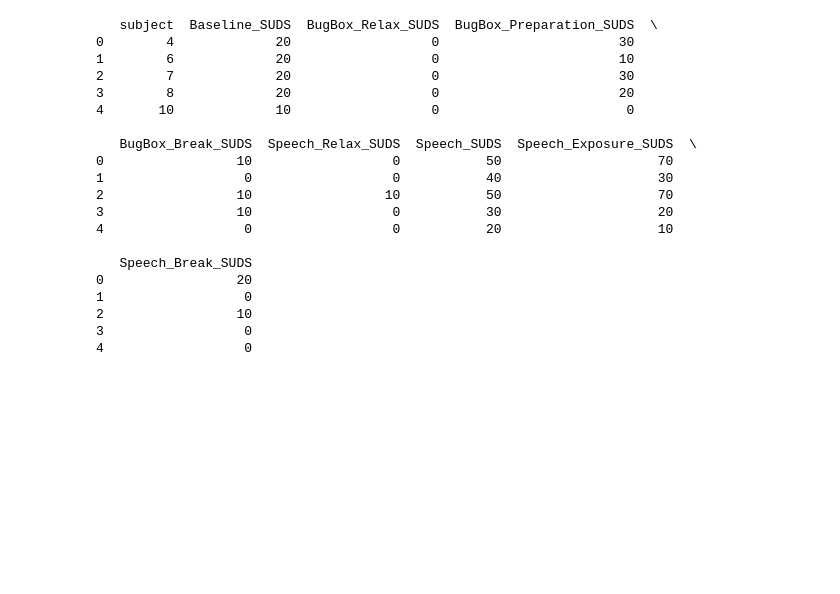
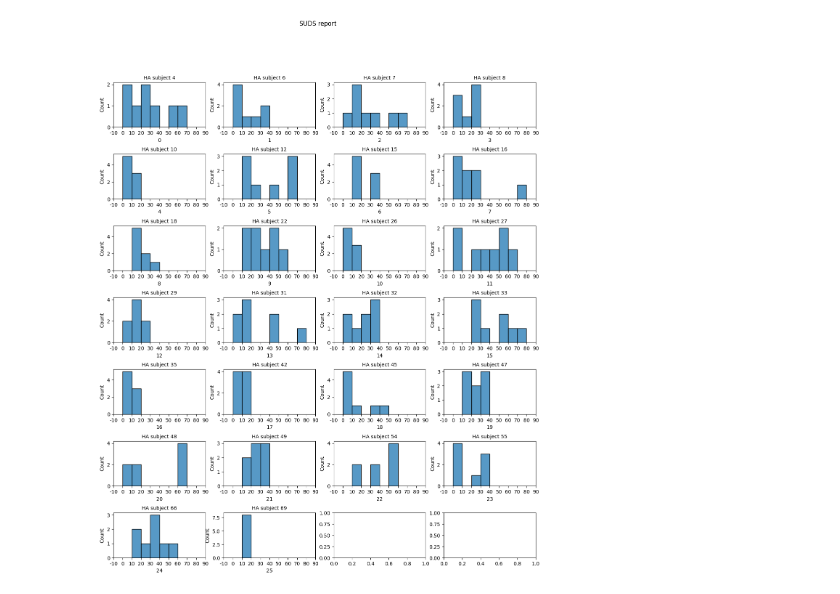
Before and after one commit to emilyxzhou/anxiety, a Jupyter notebook: notebooks/visual_analysis.ipynb, the cells around one changed output. Drawn from its saved outputs; the diff is of its cells as text; code cells hidden in the pictures; blank space fills up the shorter version.

Commit message:
Update ranking model notebook
Signed-off-by: Emily Zhou <zhouxemily@gmail.com>

```diff
--- a/notebooks/visual_analysis.ipynb
+++ b/notebooks/visual_analysis.ipynb
@@ -61,32 +61,36 @@ for i in range(ha_suds_df.shape[0]):
 for i in range(la_suds_df.shape[0]):
     phases_ranked = []
     for j in range(1, la_suds_df.shape[1]):
-        phases_ranked.append((la_suds_df.iloc[i, j], la_suds_df.columns[j]))
+        phases_ranked.append(la_suds_df.iloc[i, j])
     la_ranked[la_suds_df.iloc[i, 0]] = phases_ranked
 # %%
 s = pd.DataFrame([int(subject[1:]) for subject in ha_ranked.keys()])
 ha_ranking_df = pd.concat([pd.Series(ha_ranked[subject]) for subject in ha_ranked.keys()], axis=1, ignore_index=True).transpose().reset_index(drop=True)
 ha_ranking_df.columns = SUDS_labels[1:]
 ha_ranking_df.insert(0, "subject", s)
-print(ha_ranking_df.head())
+
+s = pd.DataFrame([int(subject[1:]) for subject in la_ranked.keys()])
+la_ranking_df = pd.concat([pd.Series(la_ranked[subject]) for subject in la_ranked.keys()], axis=1, ignore_index=True).transpose().reset_index(drop=True)
+la_ranking_df.columns = SUDS_labels[1:]
+la_ranking_df.insert(0, "subject", s)
-# %% [output]
-   subject  Baseline_SUDS  BugBox_Relax_SUDS  BugBox_Preparation_SUDS  \
-0        4             20                  0                       30
-1        6             20                  0                       10
-2        7             20                  0                       30
-3        8             20                  0                       20
-4       10             10                  0                        0
-
-   BugBox_Break_SUDS  Speech_Relax_SUDS  Speech_SUDS  Speech_Exposure_SUDS  \
-0                 10                  0           50                    70
-1                  0                  0           40                    30
-2                 10                 10           50                    70
-3                 10                  0           30                    20
-4                  0                  0           20                    10
-
-   Speech_Break_SUDS
-0                 20
-1                  0
-2                 10
-3                  0
-4                  0
+# %%
+nrows = 7
+ncols = 4
+
+figure, axes = plt.subplots(nrows, ncols, sharex=False, figsize=(15, 17))
+plt.subplots_adjust(hspace=0.6)
+figure.suptitle("SUDS report")
+subjects = ha_ranking_df.loc[:, "subject"]
+count = 0
+for i in range(nrows):
+    for j in range(ncols):
+        if count < subjects.size:
+            s = subjects[count]
+            axes[i, j].set_title(f"HA subject {s}", fontsize=10)
+            axes[i, j].set_xticks([-10, 0, 10, 20, 30, 40, 50, 60, 70, 80, 90])
+            axes[i, j].set_xticklabels([-10, 0, 10, 20, 30, 40, 50, 60, 70, 80, 90])
+            axes[i, j].set_xlim([-10, 90])
+            sns.histplot(ax=axes[i, j], data=ha_ranking_df.iloc[count, 1:], stat="count", binwidth=10)
+            count += 1
+# %% [output]
+[figure, added]
```
Also changed, not shown: parts of 2 cells of this notebook, 2 other files.
